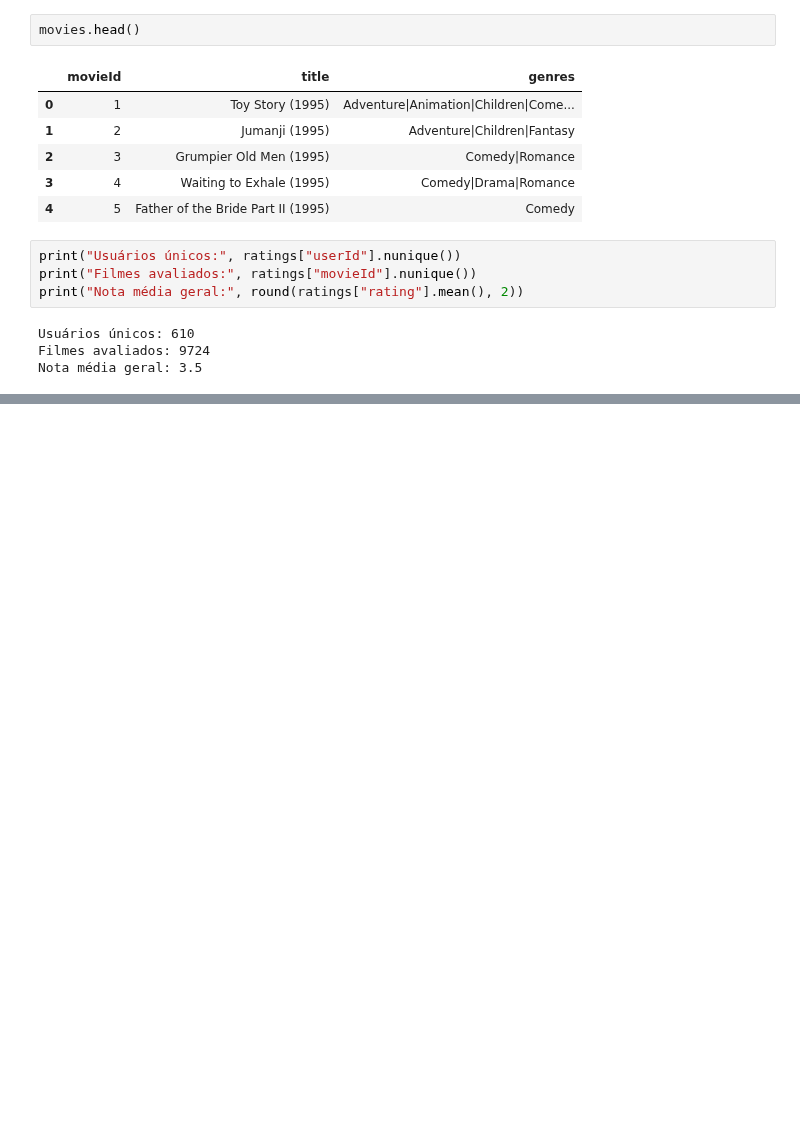
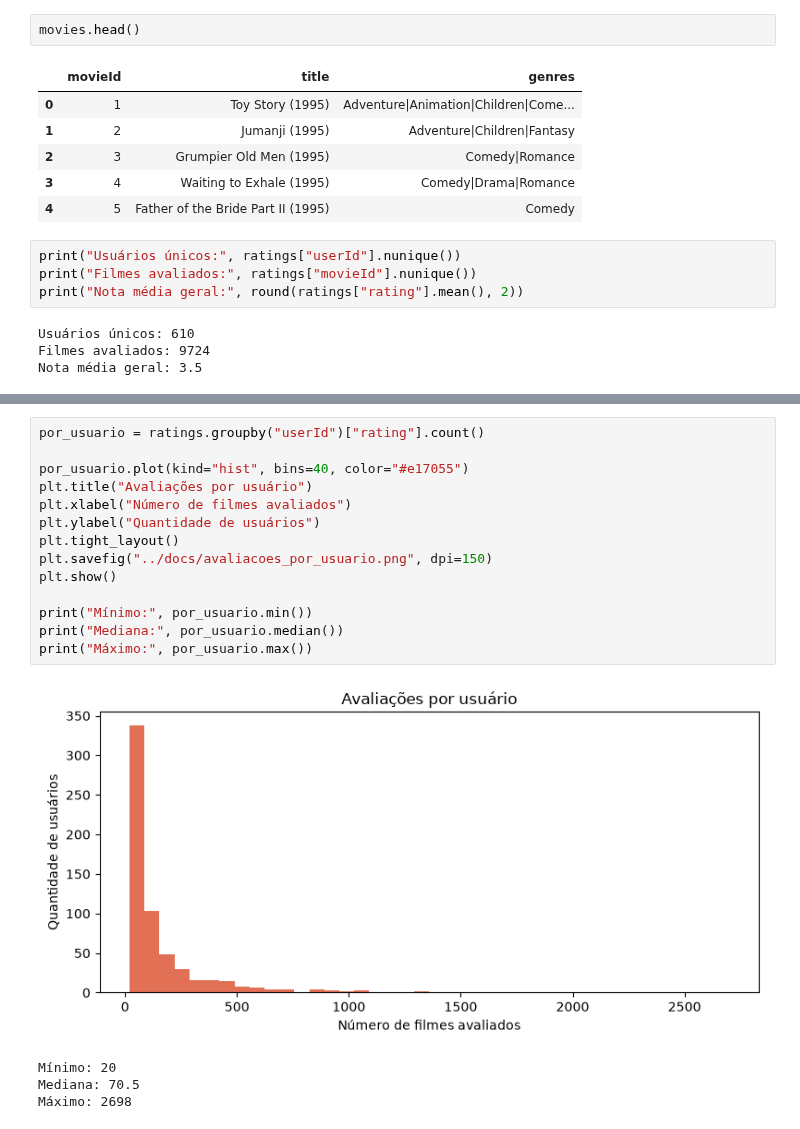
Before and after one commit to anatakehara/cinematch, a Jupyter notebook: notebooks/movies_data.ipynb, the cells around one changed output, grey strips where cells are left out. Saved outputs shown, nothing was run; the diff lists cells and outputs as text; blank space fills up the shorter version.

```diff
--- a/notebooks/movies_data.ipynb
+++ b/notebooks/movies_data.ipynb
@@ -37,0 +103,19 @@ Nota média geral: 3.5
+# %%
+por_usuario = ratings.groupby("userId")["rating"].count()
+
+por_usuario.plot(kind="hist", bins=40, color="#e17055")
+plt.title("Avaliações por usuário")
+plt.xlabel("Número de filmes avaliados")
+plt.ylabel("Quantidade de usuários")
+plt.tight_layout()
+plt.savefig("../docs/avaliacoes_por_usuario.png", dpi=150)
+plt.show()
+
+print("Mínimo:", por_usuario.min())
+print("Mediana:", por_usuario.median())
+print("Máximo:", por_usuario.max())
+# %% [output]
+[figure, added]
+Mínimo: 20
+Mediana: 70.5
+Máximo: 2698
```
Also changed, not shown: parts of 6 cells of this notebook, 3 other files.
